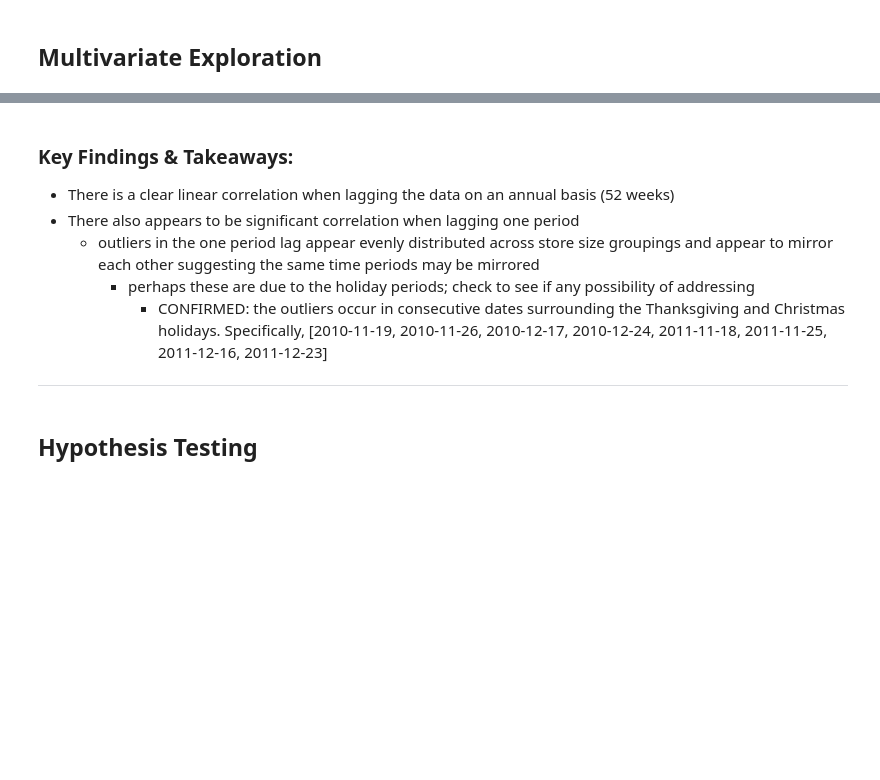
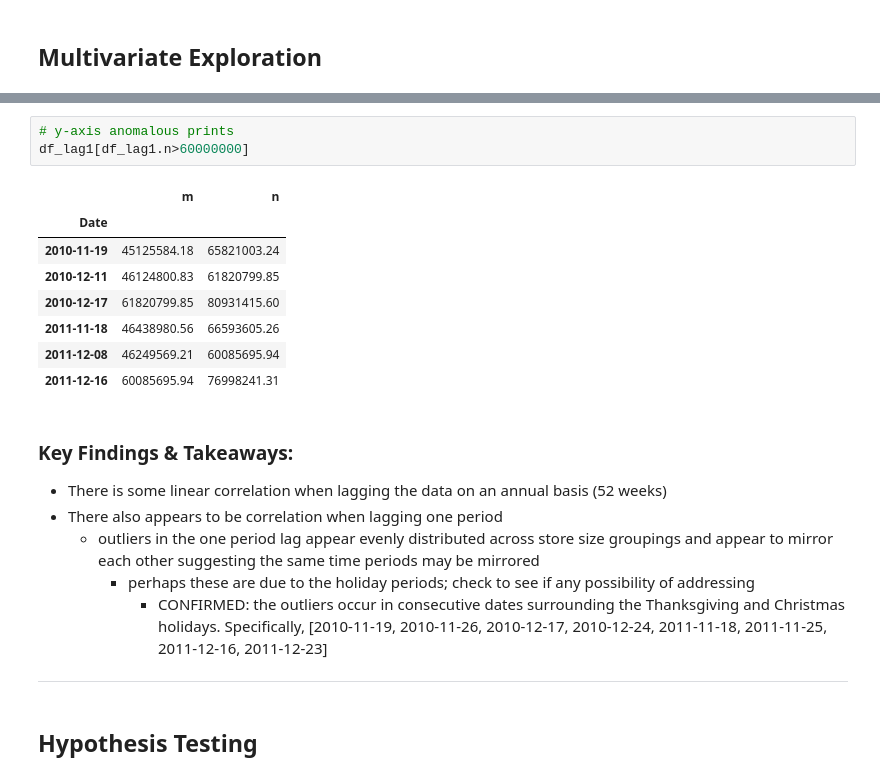
Before and after one commit to Attention-Walmart-Shoppers/capstone, a Jupyter notebook: final_notebook_draft.ipynb, the cells around one changed output, grey strips where cells are left out. Drawn from its saved outputs; the diff is of its cells as text; blank space fills up the shorter version.

```diff
--- a/final_notebook_draft.ipynb
+++ b/final_notebook_draft.ipynb
@@ -321,7 +341,19 @@ Text(0.5, 1.0, 'Lag plot with lag=52')
+# %%
+# y-axis anomalous prints
+df_lag1[df_lag1.n>60000000]
+# %% [output]
+|  | m | n |
+| Date |  |  |
+| 2010-11-19 | 45125584.18 | 65821003.24 |
+| 2010-12-11 | 46124800.83 | 61820799.85 |
+| 2010-12-17 | 61820799.85 | 80931415.60 |
+| 2011-11-18 | 46438980.56 | 66593605.26 |
+| 2011-12-08 | 46249569.21 | 60085695.94 |
+| 2011-12-16 | 60085695.94 | 76998241.31 |
 # %% [markdown]
 ### Key Findings & Takeaways:
-* There is a clear linear correlation when lagging the data on an annual basis (52 weeks)
-* There also appears to be significant correlation when lagging one period
+* There is some linear correlation when lagging the data on an annual basis (52 weeks)
+* There also appears to be correlation when lagging one period
     * outliers in the one period lag appear evenly distributed across store size groupings and appear to mirror each other suggesting the same time periods may be mirrored
         * perhaps these are due to the holiday periods; check to see if any possibility of addressing
             * CONFIRMED: the outliers occur in consecutive dates surrounding the Thanksgiving and Christmas holidays.  Specifically, [2010-11-19, 2010-11-26, 2010-12-17, 2010-12-24, 2011-11-18, 2011-11-25, 2011-12-16, 2011-12-23]
```
Also changed, not shown: parts of 22 cells of this notebook.
